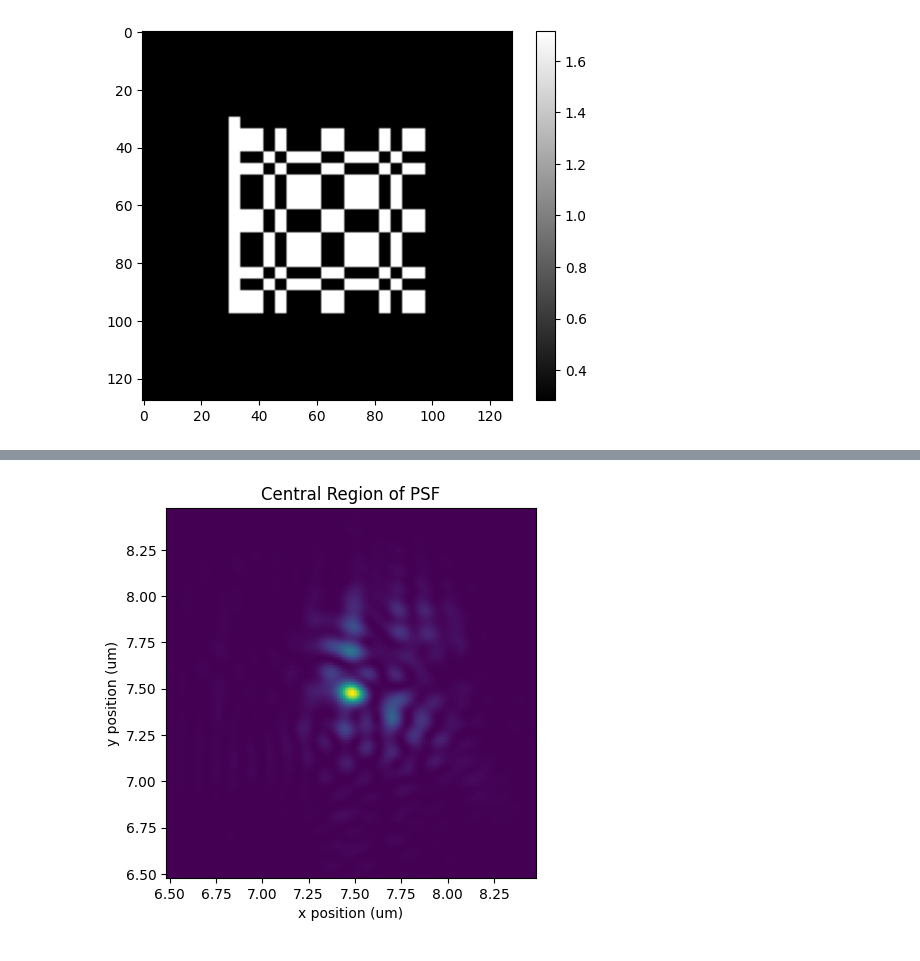
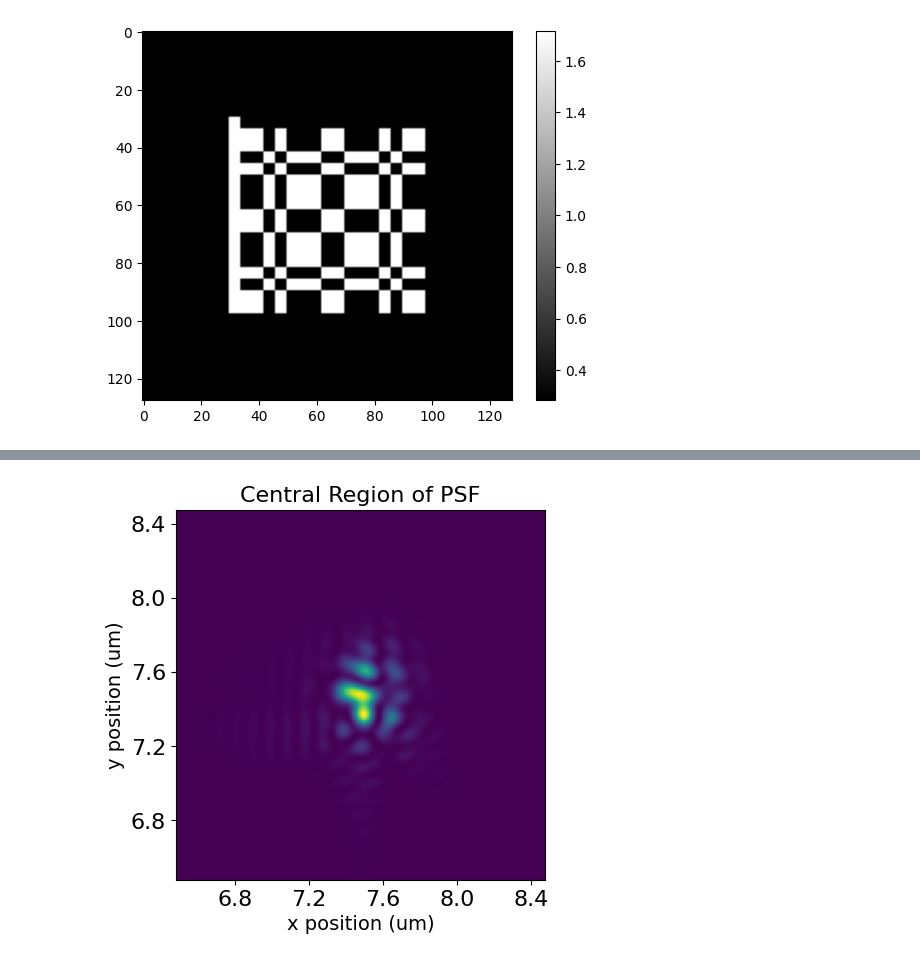
Before and after one commit to ArianaGu/EUV_FPM, a Jupyter notebook: plot.ipynb, the cells around one changed output, grey strips where cells are left out. Cells and saved outputs as stored; diff of their text form; code cells hidden in the pictures.

```diff
--- a/plot.ipynb
+++ b/plot.ipynb
@@ -128,25 +128,41 @@ show_aberration(np.angle(pupil_recon), FILTER)
 # %%
-PSF = np.abs(np.fft.fftshift(np.fft.fft2(pupil_recon)))**2
+import matplotlib.ticker as ticker
+
+gt_abe = np.load('./sim_data/bprp_abe00/gt_abe.npy')
+pupil = FILTER * np.exp(1j * gt_abe)
+PSF = np.abs(np.fft.fftshift(np.fft.fft2(pupil)))**2
+
 def plot_central_region(PSF, x_m, y_m, region_size=2e-6):
     # Extract the central region of the PSF
     x_center = (x_m[-1] + x_m[0]) / 2
     y_center = (y_m[-1] + y_m[0]) / 2
     x_indices = np.where((x_m >= x_center - region_size/2) & (x_m <= x_center + region_size/2))
     y_indices = np.where((y_m >= y_center - region_size/2) & (y_m <= y_center + region_size/2))
     central_PSF = PSF[y_indices[0][0]:y_indices[0][-1]+1, x_indices[0][0]:x_indices[0][-1]+1]
 
+    # Option 1: Set font size globally (affects all plots)
+    plt.rcParams.update({'font.size': 16})
+
     # Plot the central region
     plt.imshow(central_PSF, extent=[x_m[x_indices[0][0]]*1e6, x_m[x_indices[0][-1]]*1e6,
                                     y_m[y_indices[0][0]]*1e6, y_m[y_indices[0][-1]]*1e6])
-    plt.xlabel('x position (um)')
-    plt.ylabel('y position (um)')
-    plt.title('Central Region of PSF')
+
+    # Option 2: Set font size individually (affects only specified elements)
+    plt.xlabel('x position (um)', fontsize=14)  # Set fontsize here
+    plt.ylabel('y position (um)', fontsize=14)  # Set fontsize here
+    plt.title('Central Region of PSF', fontsize=16)  # Set fontsize here
+
+    # To change the font size of tick labels, you can use:
+    ax = plt.gca()
+    ax.xaxis.set_major_locator(ticker.MaxNLocator(nbins=5))  # 5 ticks max
+    ax.yaxis.set_major_locator(ticker.MaxNLocator(nbins=5))  # 5 ticks
+
     plt.show()
 
-
+# Example usage with your data:
 plot_central_region(PSF, x_m, y_m)
 # %% [output]
-[figure, old version]
+[figure, new version]
 # %%
 # downsample GN recon
 downsampled_size = 996
```
Also changed, not shown: parts of 29 cells of this notebook, 10 other files.
